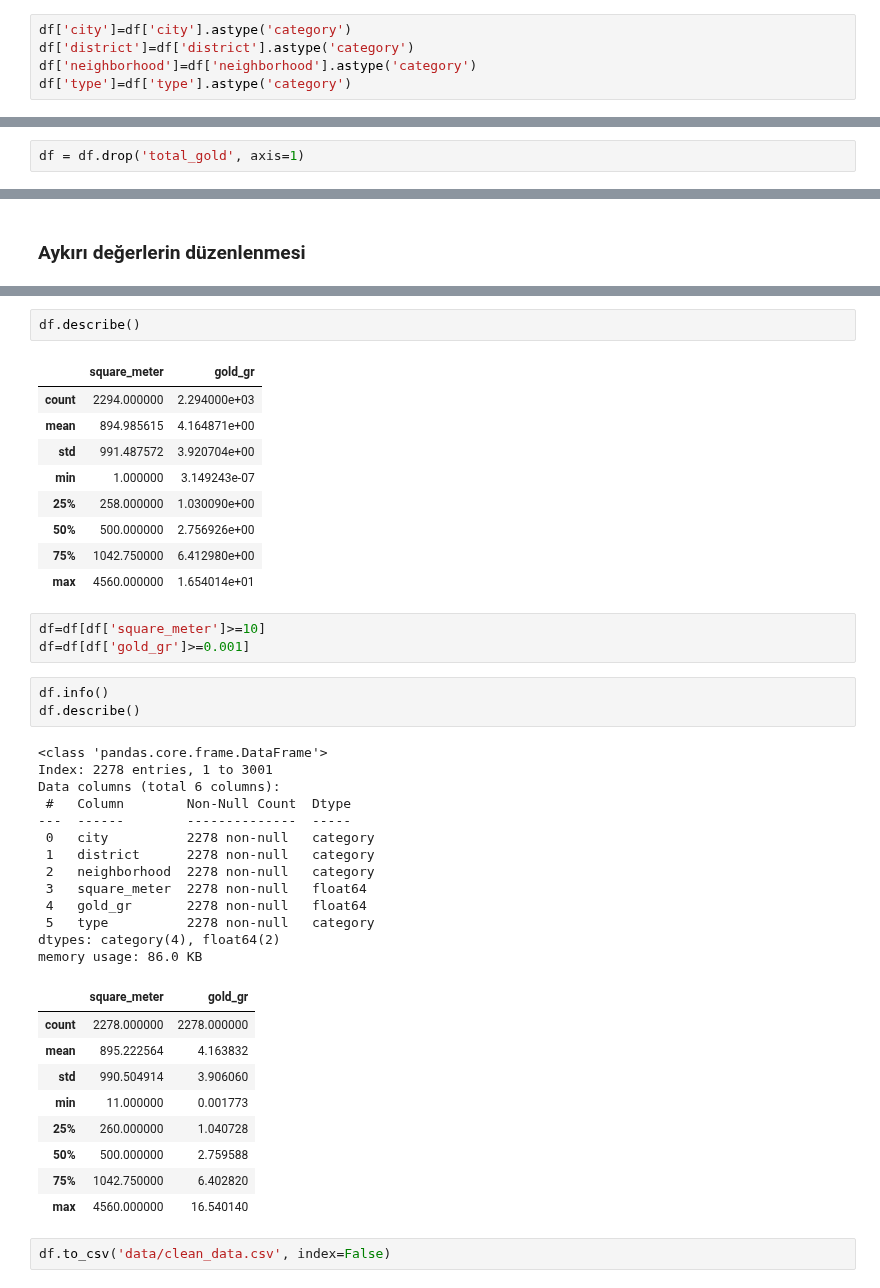
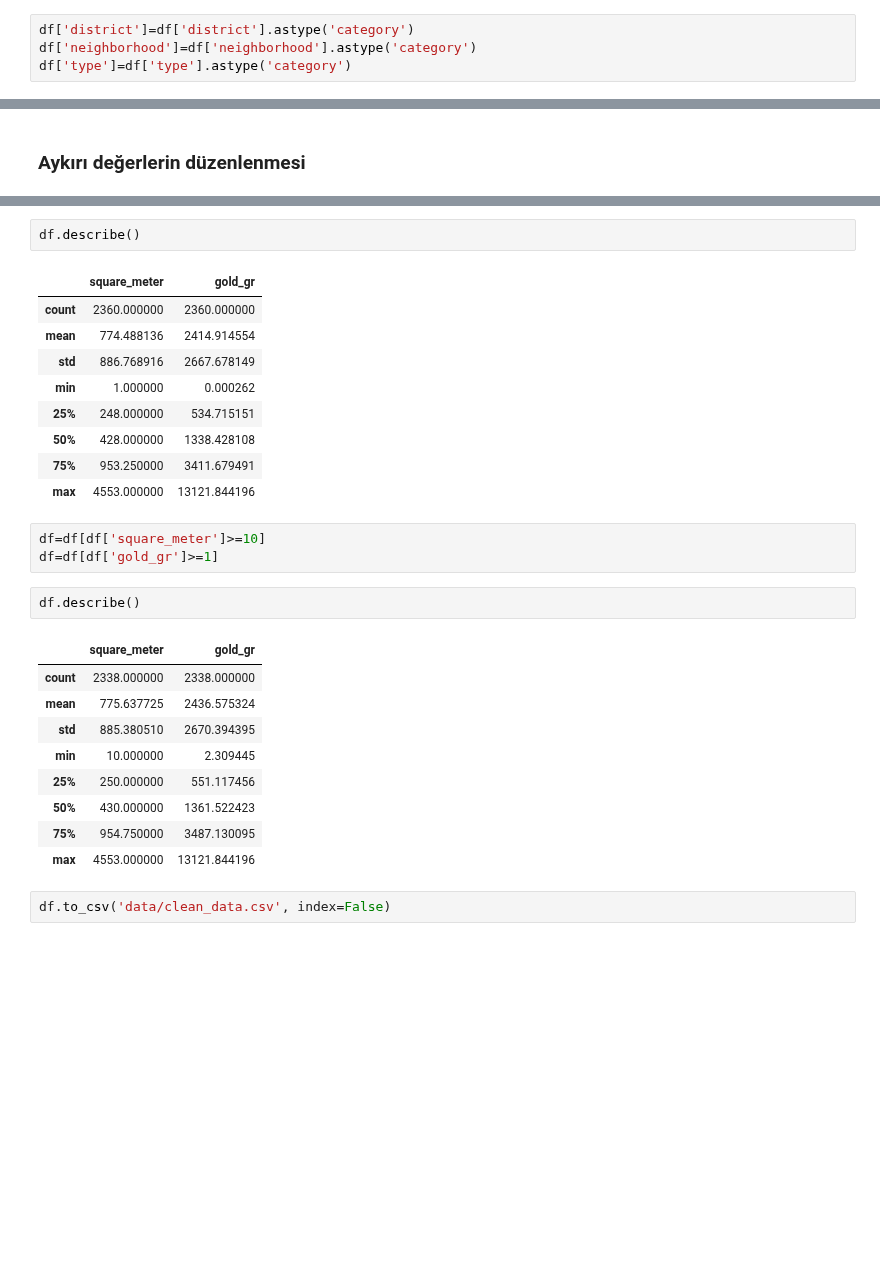
Before and after one commit to FarukKaramanVektorel/istanbulArsaFiyatTahmin, a Jupyter notebook: statistical_review.ipynb, the cells around one changed output, grey strips where cells are left out. Drawn from its saved outputs; the diff is of its cells as text; blank space fills up the shorter version.

```diff
--- a/statistical_review.ipynb
+++ b/statistical_review.ipynb
@@ -29,6 +27,5 @@ memory usage: 164.3+ KB
 None
 # %%
-df['city']=df['city'].astype('category')
 df['district']=df['district'].astype('category')
 df['neighborhood']=df['neighborhood'].astype('category')
 df['type']=df['type'].astype('category')
@@ -52,7 +47,5 @@ memory usage: 106.7 KB
 # %% [markdown]
 ### numeric değişkenlerin minimumi maximum ve çeyreklik değerlerinin bulunması.
-# %%
-df = df.drop('total_gold', axis=1)
 # %%
 df.info()
 # %% [output]
@@ -119,42 +110,28 @@ memory usage: 86.5 KB
 df.describe()
 # %% [output]
 |  | square_meter | gold_gr |
-| count | 2294.000000 | 2.294000e+03 |
-| mean | 894.985615 | 4.164871e+00 |
-| std | 991.487572 | 3.920704e+00 |
-| min | 1.000000 | 3.149243e-07 |
-| 25% | 258.000000 | 1.030090e+00 |
-| 50% | 500.000000 | 2.756926e+00 |
-| 75% | 1042.750000 | 6.412980e+00 |
-| max | 4560.000000 | 1.654014e+01 |
+| count | 2360.000000 | 2360.000000 |
+| mean | 774.488136 | 2414.914554 |
+| std | 886.768916 | 2667.678149 |
+| min | 1.000000 | 0.000262 |
+| 25% | 248.000000 | 534.715151 |
+| 50% | 428.000000 | 1338.428108 |
+| 75% | 953.250000 | 3411.679491 |
+| max | 4553.000000 | 13121.844196 |
 # %%
 df=df[df['square_meter']>=10]
-df=df[df['gold_gr']>=0.001]
+df=df[df['gold_gr']>=1]
 # %%
-df.info()
 df.describe()
 # %% [output]
-<class 'pandas.core.frame.DataFrame'>
-Index: 2278 entries, 1 to 3001
-Data columns (total 6 columns):
- #   Column        Non-Null Count  Dtype
----  ------        --------------  -----
- 0   city          2278 non-null   category
- 1   district      2278 non-null   category
- 2   neighborhood  2278 non-null   category
- 3   square_meter  2278 non-null   float64
- 4   gold_gr       2278 non-null   float64
- 5   type          2278 non-null   category
-dtypes: category(4), float64(2)
-memory usage: 86.0 KB
 |  | square_meter | gold_gr |
-| count | 2278.000000 | 2278.000000 |
-| mean | 895.222564 | 4.163832 |
-| std | 990.504914 | 3.906060 |
-| min | 11.000000 | 0.001773 |
-| 25% | 260.000000 | 1.040728 |
-| 50% | 500.000000 | 2.759588 |
-| 75% | 1042.750000 | 6.402820 |
-| max | 4560.000000 | 16.540140 |
+| count | 2338.000000 | 2338.000000 |
+| mean | 775.637725 | 2436.575324 |
+| std | 885.380510 | 2670.394395 |
+| min | 10.000000 | 2.309445 |
+| 25% | 250.000000 | 551.117456 |
+| 50% | 430.000000 | 1361.522423 |
+| 75% | 954.750000 | 3487.130095 |
+| max | 4553.000000 | 13121.844196 |
 # %%
 df.to_csv('data/clean_data.csv', index=False)
```
Also changed, not shown: parts of 6 cells of this notebook, 10 other files.
